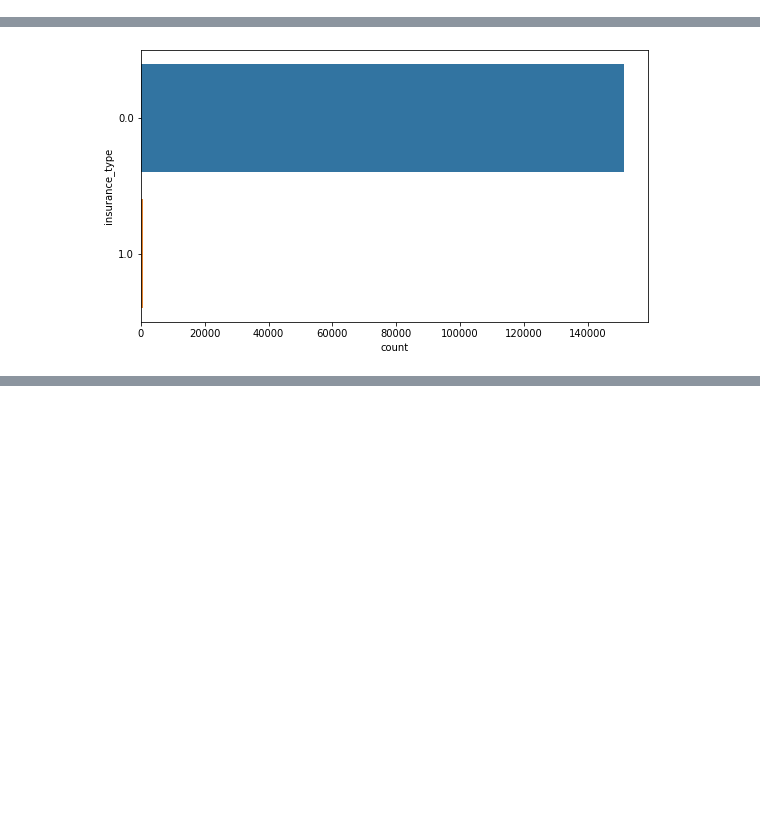
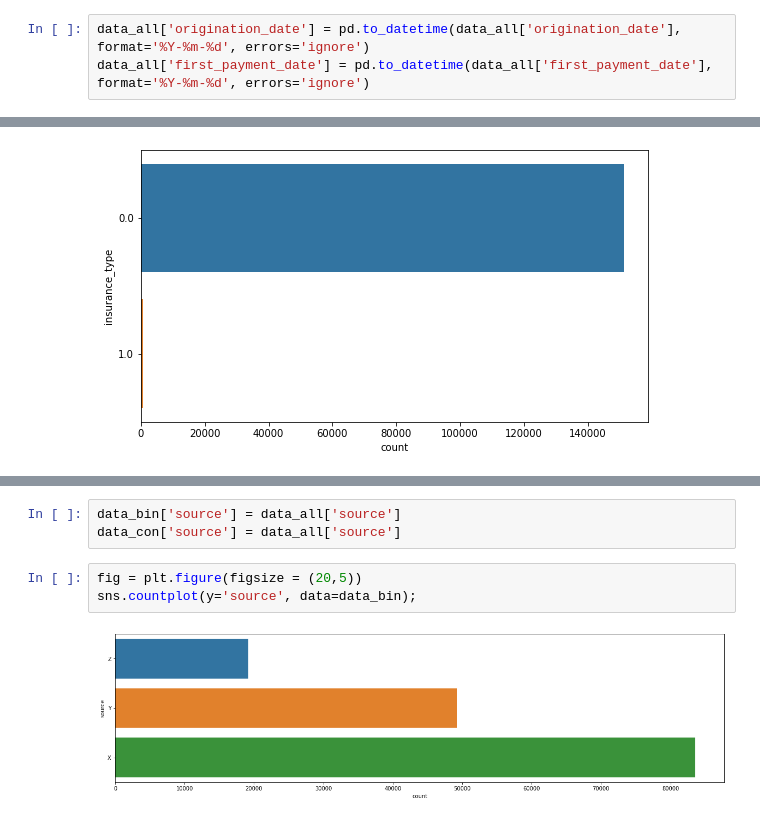
Before and after one commit to NilSagor/AV_ml_practice, a Jupyter notebook: loan_del_predict/Untitled.ipynb, the cells around one changed output, grey strips where cells are left out. Cells and saved outputs as stored; diff of their text form; blank space fills up the shorter version.

```diff
--- a/loan_del_predict/Untitled.ipynb
+++ b/loan_del_predict/Untitled.ipynb
@@ -11,6 +11,9 @@ train_data = pd.read_csv('datasets/train.csv')
 test_data = pd.read_csv('datasets/test.csv')
 smaple_data = pd.read_csv('datasets/sample_submission.csv')
 data_all = pd.concat([train_data, test_data], ignore_index = True, sort = False)
+# %%
+data_all['origination_date'] = pd.to_datetime(data_all['origination_date'], format='%Y-%m-%d', errors='ignore')
+data_all['first_payment_date'] = pd.to_datetime(data_all['first_payment_date'], format='%Y-%m-%d', errors='ignore')
 # %%
 print(train_data.shape, test_data.shape, data_all.shape)
 # %% [output]
@@ -368,0 +418,8 @@ sns.countplot(y='insurance_type', ax=ax1, data=data_bin);
+# %%
+data_bin['source'] = data_all['source']
+data_con['source'] = data_all['source']
+# %%
+fig = plt.figure(figsize = (20,5))
+sns.countplot(y='source', data=data_bin);
+# %% [output]
+[figure, added]
```
Also changed, not shown: parts of 17 cells of this notebook.
